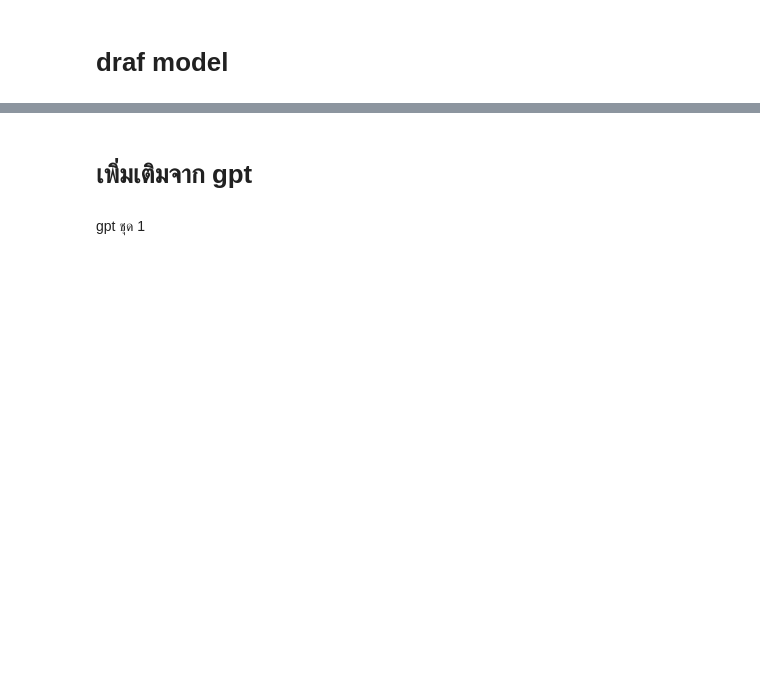
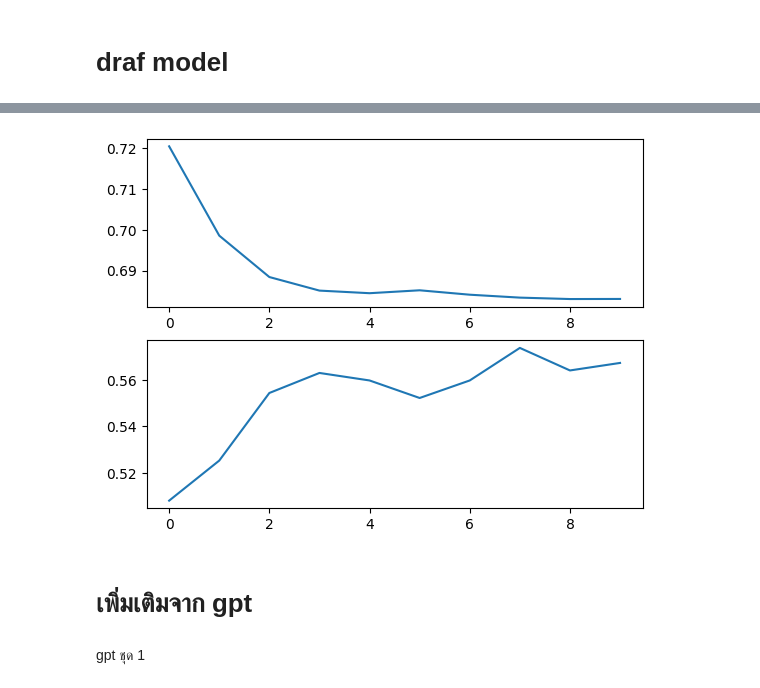
Before and after one commit to BrossBoy/internship, a Jupyter notebook: assign_gold.ipynb, the cells around one changed output, grey strips where cells are left out. Saved outputs shown, nothing was run; the diff lists cells and outputs as text; code cells hidden in the pictures; blank space fills up the shorter version.

Commit message:
add graph evaluate

```diff
--- a/assign_gold.ipynb
+++ b/assign_gold.ipynb
@@ -112,7 +114,7 @@ def create_cnn1d_gru_model(input_shape, gru_units=64):
     model = models.Sequential()
 
     # CNN Layers (Convolutional Layer + MaxPooling)
-    model.add(layers.Conv1D(32, 3, activation='relu', input_shape=input_shape))
+    model.add(layers.Conv1D(13, 3, activation='relu', input_shape=input_shape))
     model.add(layers.MaxPooling1D(2))
 
     # model.add(layers.Conv1D(64, 3, activation='relu'))
@@ -125,14 +127,19 @@ def create_cnn1d_gru_model(input_shape, gru_units=64):
     model.add(layers.Flatten())
 
     # GRU Layer
-    model.add(layers.Reshape((-1, 32)))  # Reshape for GRU, where -1 is sequence length, 128 is feature dimension
+    model.add(layers.Reshape((-1, 13)))  # Reshape for GRU, where -1 is sequence length, 128 is feature dimension
     model.add(layers.GRU(gru_units, return_sequences=False))  # GRU Layer
 
     # Fully Connected Layer (Dense Layer)
-    model.add(layers.Dense(32, activation='relu'))
+    model.add(layers.Dense(13, activation='relu'))
     model.add(layers.Dense(2, activation='softmax'))  # Output layer (10 classes, change as needed)
 
-    model.compile(optimizer=optimizers.Adam(learning_rate=1e-4), loss=losses.SparseCategoricalCrossentropy())
+    model.compile(
+        optimizer=optimizers.Adam(learning_rate=1e-4), loss=losses.SparseCategoricalCrossentropy(),
+        # metrics=[metrics.SparseCategoricalAccuracy(), [metrics.TruePositives(), metrics.TrueNegatives(), metrics.FalsePositives(), metrics.FalseNegatives()],
+        #          [metrics.Precision(), metrics.Recall(), metrics.F1Score()]]
+        metrics=[metrics.SparseCategoricalAccuracy()]
+    )
 
     return model
 
@@ -175,3 +192,11 @@ Epoch 10/10
+# %%
+plt.subplot(2, 1, 1)
+plt.plot(history.history["loss"])
+plt.subplot(2, 1, 2)
+plt.plot(history.history["sparse_categorical_accuracy"])
+plt.show()
+# %% [output]
+[figure, added]
 # %% [markdown]
 # เพิ่มเติมจาก gpt
 # %% [markdown]
```
Also changed, not shown: parts of 3 cells of this notebook.
